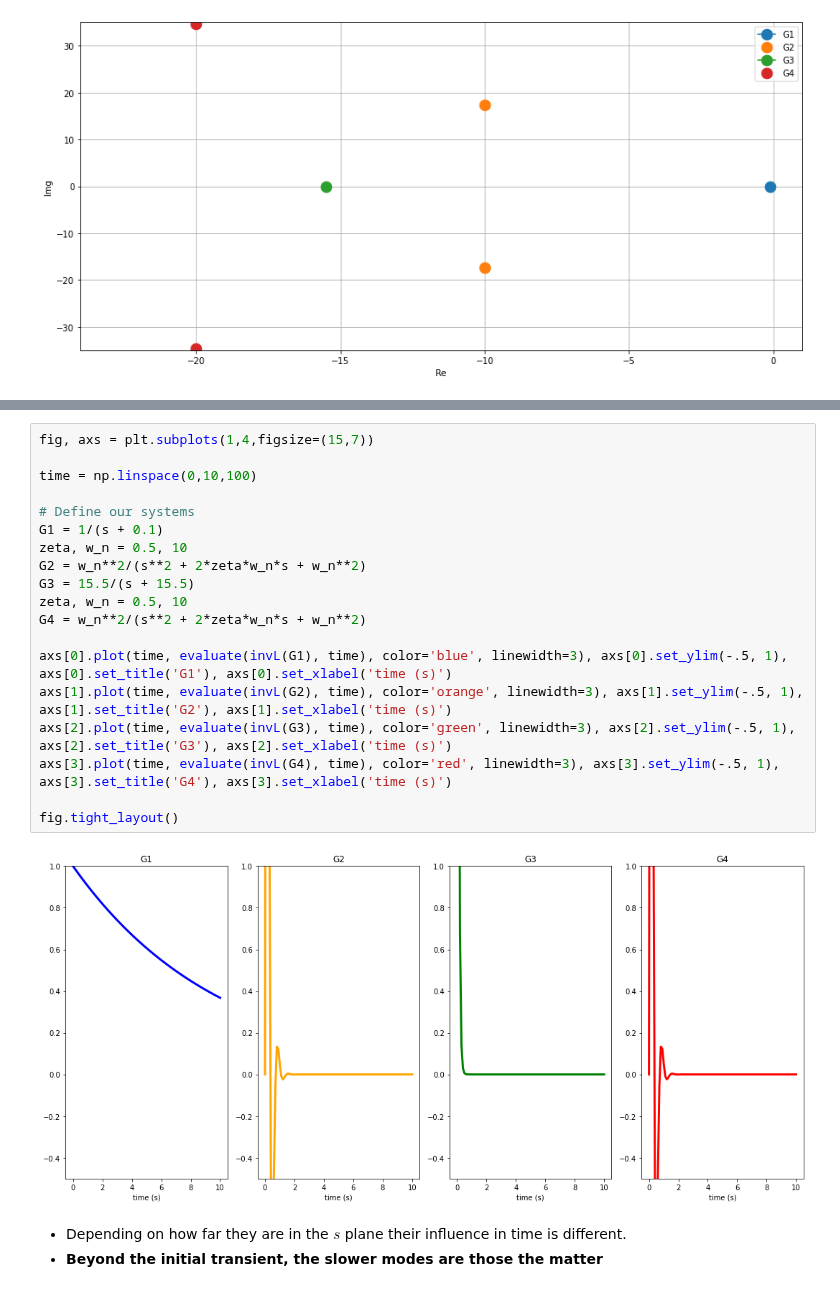
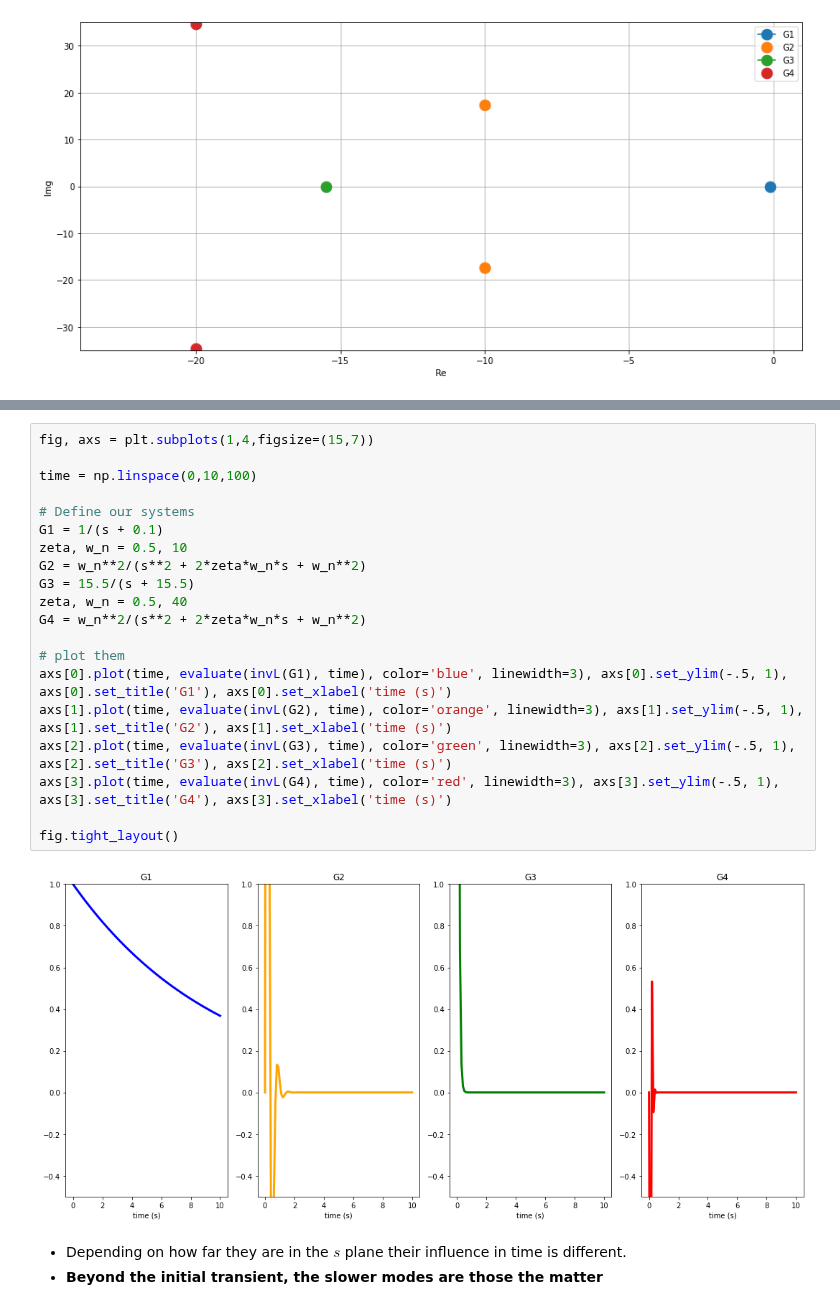
Before and after one commit to andreamunafo/classical_control_theory, a Jupyter notebook: 05_System_response.ipynb, the cells around one changed output, grey strips where cells are left out. Drawn from its saved outputs; the diff is of its cells as text.

```diff
--- a/05_System_response.ipynb
+++ b/05_System_response.ipynb
@@ -86,24 +102,25 @@ We can now verify what output is associated to each of these systems:
 # %%
 fig, axs = plt.subplots(1,4,figsize=(15,7))
 
 time = np.linspace(0,10,100)
 
 # Define our systems
 G1 = 1/(s + 0.1)
 zeta, w_n = 0.5, 10
 G2 = w_n**2/(s**2 + 2*zeta*w_n*s + w_n**2)
 G3 = 15.5/(s + 15.5)
-zeta, w_n = 0.5, 10
+zeta, w_n = 0.5, 40
 G4 = w_n**2/(s**2 + 2*zeta*w_n*s + w_n**2)
 
+# plot them
 axs[0].plot(time, evaluate(invL(G1), time), color='blue', linewidth=3), axs[0].set_ylim(-.5, 1), axs[0].set_title('G1'), axs[0].set_xlabel('time (s)')
 axs[1].plot(time, evaluate(invL(G2), time), color='orange', linewidth=3), axs[1].set_ylim(-.5, 1), axs[1].set_title('G2'), axs[1].set_xlabel('time (s)')
 axs[2].plot(time, evaluate(invL(G3), time), color='green', linewidth=3), axs[2].set_ylim(-.5, 1), axs[2].set_title('G3'), axs[2].set_xlabel('time (s)')
 axs[3].plot(time, evaluate(invL(G4), time), color='red', linewidth=3), axs[3].set_ylim(-.5, 1), axs[3].set_title('G4'), axs[3].set_xlabel('time (s)')
 
 fig.tight_layout()
 # %% [output]
-[figure, old version]
+[figure, new version]
 # %% [markdown]
 - Depending on how far they are in the $s$ plane their influence in time is different.
 - **Beyond the initial transient, the slower modes are those the matter**
```
Also changed, not shown: parts of 50 cells of this notebook.
